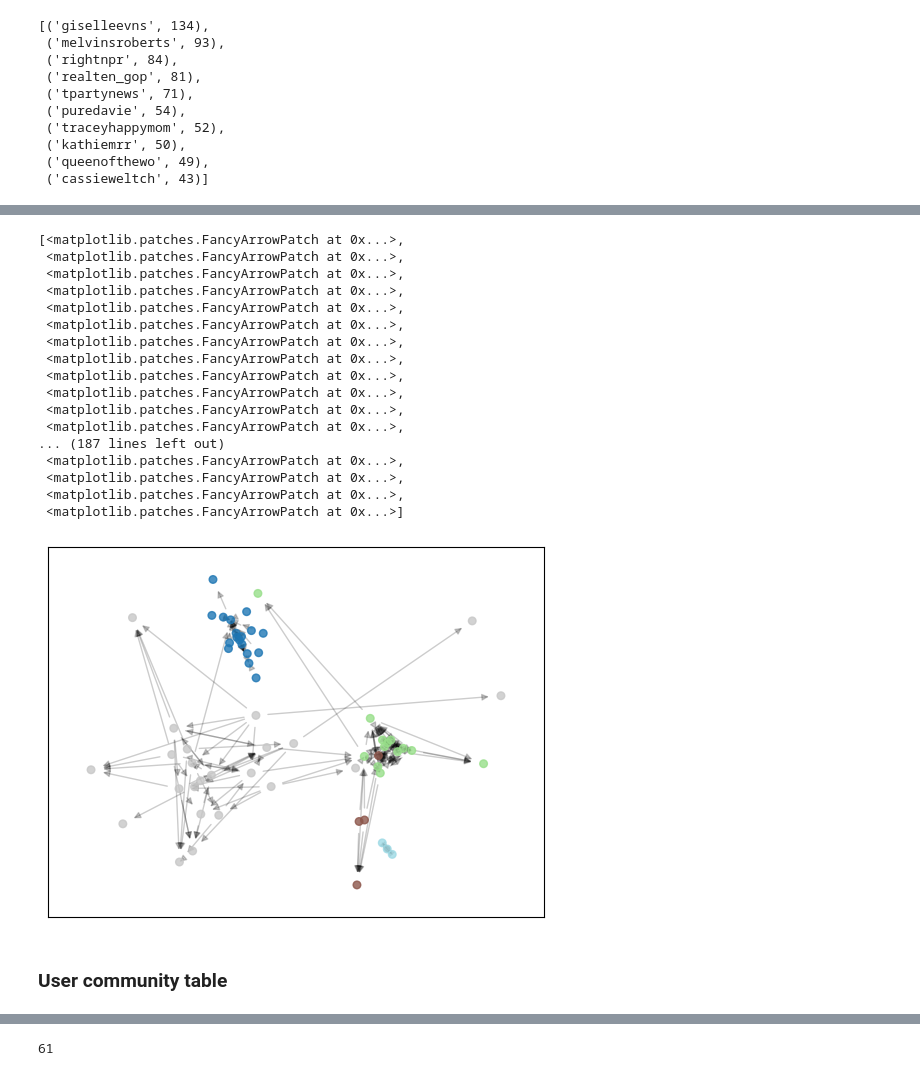
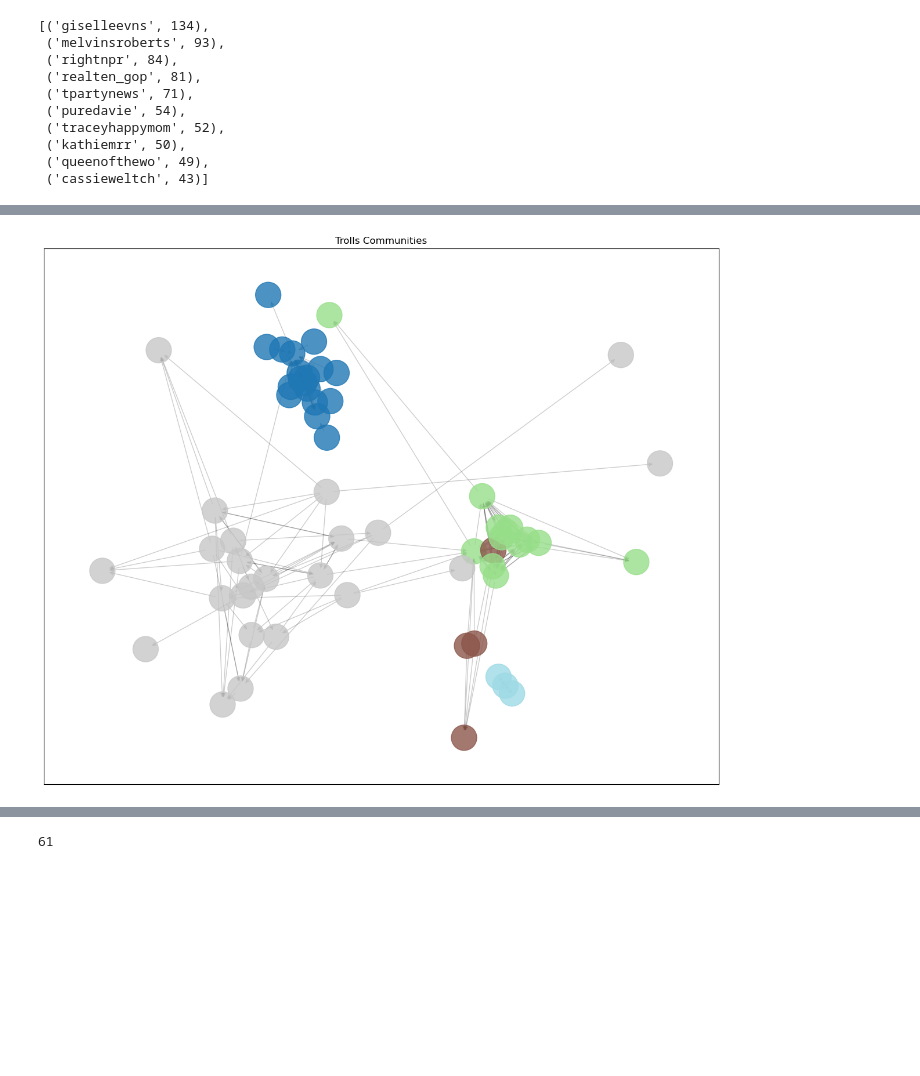
Before and after one commit to kubek22/SNARS, a Jupyter notebook: project12/project12.ipynb, the cells around one changed output, grey strips where cells are left out. Saved outputs shown, nothing was run; the diff lists cells and outputs as text; code cells hidden in the pictures; blank space fills up the shorter version.

```diff
--- a/project12/project12.ipynb
+++ b/project12/project12.ipynb
@@ -280,34 +317,19 @@ Counter({3: 23, 0: 18, 1: 13, 2: 4, 4: 3})
 # %%
+plt.figure(figsize=(15,12))
 pos = nx.spring_layout(G, k=0.25, seed=42)
 
 communities = [G.nodes[n]["community"] for n in G.nodes]
 nx.draw_networkx_nodes(
     G, pos,
     node_color=communities,
-    node_size=30,
+    node_size=1000,
     cmap=plt.cm.tab20,
     alpha=0.8
 )
 
+
 nx.draw_networkx_edges(G, pos, alpha=0.2)
+plt.title("Trolls Communities")
+plt.show()
 # %% [output]
-[<matplotlib.patches.FancyArrowPatch at 0x...>,
- <matplotlib.patches.FancyArrowPatch at 0x...>,
- <matplotlib.patches.FancyArrowPatch at 0x...>,
- <matplotlib.patches.FancyArrowPatch at 0x...>,
- <matplotlib.patches.FancyArrowPatch at 0x...>,
- <matplotlib.patches.FancyArrowPatch at 0x...>,
- <matplotlib.patches.FancyArrowPatch at 0x...>,
- <matplotlib.patches.FancyArrowPatch at 0x...>,
- <matplotlib.patches.FancyArrowPatch at 0x...>,
- <matplotlib.patches.FancyArrowPatch at 0x...>,
- <matplotlib.patches.FancyArrowPatch at 0x...>,
- <matplotlib.patches.FancyArrowPatch at 0x...>,
-... (187 lines left out)
- <matplotlib.patches.FancyArrowPatch at 0x...>,
- <matplotlib.patches.FancyArrowPatch at 0x...>,
- <matplotlib.patches.FancyArrowPatch at 0x...>,
- <matplotlib.patches.FancyArrowPatch at 0x...>]
-[figure, old version]
+[figure, new version]
-# %% [markdown]
-### User community table
```
Also changed, not shown: parts of 49 cells of this notebook, 1 other file.
